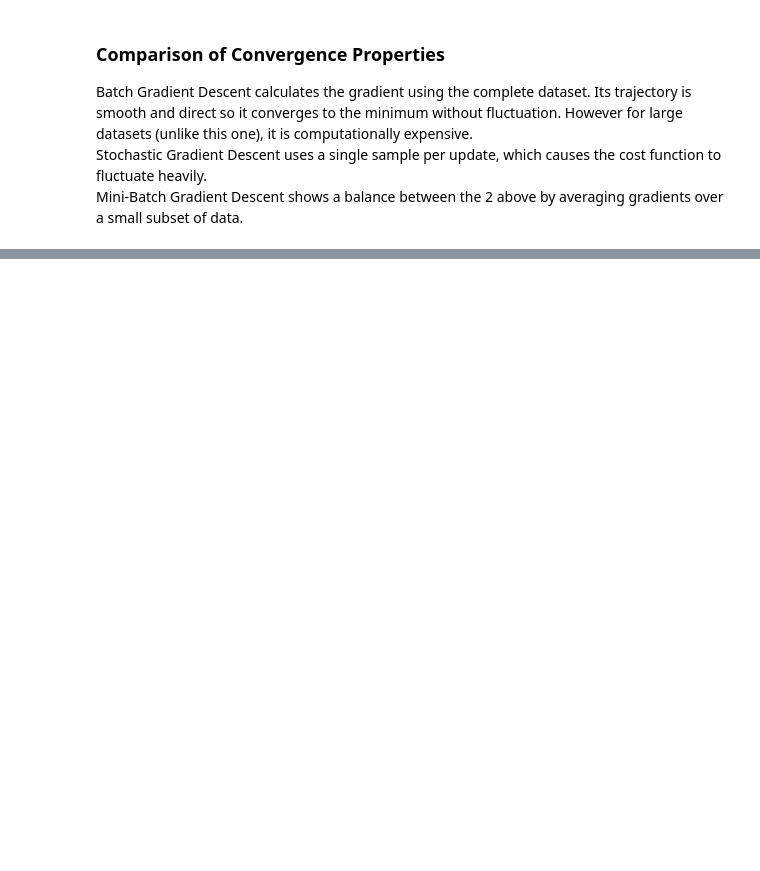
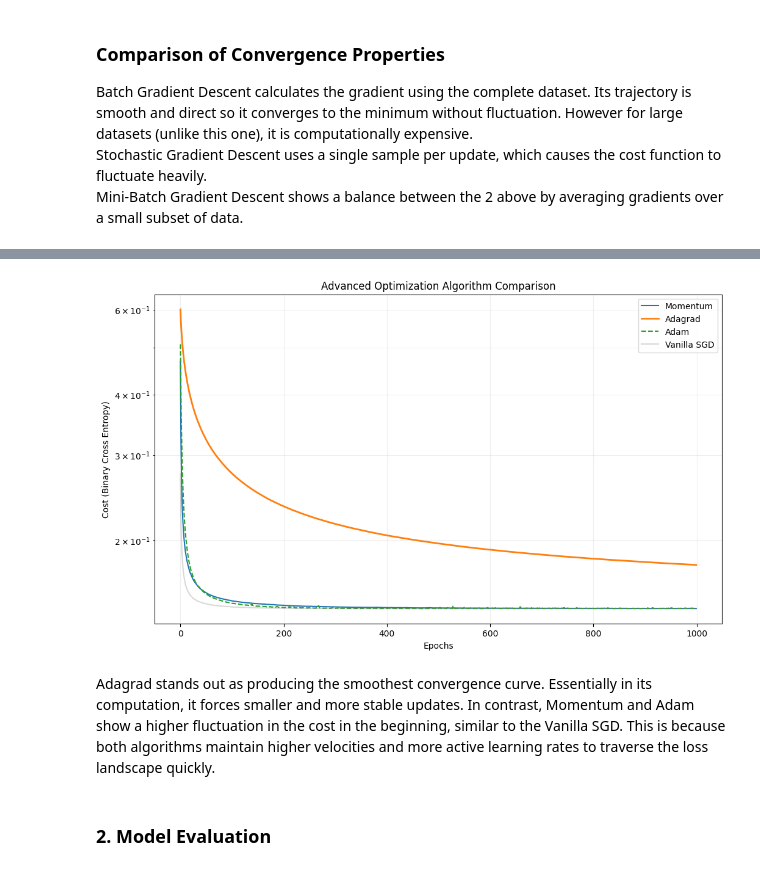
Before and after one commit to Youssef-Chip/ml_applications, a Jupyter notebook: hw1.ipynb, the cells around one changed output, grey strips where cells are left out. Saved outputs shown, nothing was run; the diff lists cells and outputs as text; code cells hidden in the pictures; blank space fills up the shorter version.

```diff
--- a/hw1.ipynb
+++ b/hw1.ipynb
@@ -557,0 +688,26 @@ Mini-Batch Gradient Descent shows a balance between the 2 above by averaging gra
+# %%
+# 1. Momentum
+print("Training Momentum...")
+start_time = time.time()
+w_mom, cost_mom = logistic_regression_momentum(X_train, y_train, lr)
+end_time = time.time()
+time_mom = end_time - start_time
+
+# 2. Adagrad
+print("Training Adagrad...")
+start_time = time.time()
+w_ada, cost_ada = logistic_regression_adagrad(X_train, y_train, lr)
+end_time = time.time()
+time_ada = end_time - start_time
+
+# 3. Adam
+print("Training Adam...")
+start_time = time.time()
+w_adam, cost_adam = logistic_regression_adam(X_train, y_train, lr)
+end_time = time.time()
+time_adam = end_time - start_time
+
+print("\n--- Final Results ---")
+print(f"Momentum Cost: {cost_mom[-1]:.4f} and running time: {time_mom:.3f} seconds")
+print(f"Adagrad Cost:  {cost_ada[-1]:.4f} and running time: {time_ada:.3f} seconds")
+print(f"Adam Cost:     {cost_adam[-1]:.4f} and running time: {time_adam:.3f} seconds")
@@ -557,0 +723,22 @@ Mini-Batch Gradient Descent shows a balance between the 2 above by averaging gra
+# %%
+plt.figure(figsize=(12, 7))
+
+plt.plot(cost_mom, label='Momentum', linewidth=1.5)
+plt.plot(cost_ada, label='Adagrad', linewidth=2)
+plt.plot(cost_adam, label='Adam', linewidth=1.5, linestyle='--')
+
+plt.plot(cost_sgd, label='Vanilla SGD', alpha=0.3, color='grey')
+
+plt.xlabel('Epochs')
+plt.ylabel('Cost (Binary Cross Entropy)')
+plt.title('Advanced Optimization Algorithm Comparison')
+plt.legend()
+plt.yscale('log')
+plt.grid(True, which="both", ls="-", alpha=0.2)
+plt.show()
+# %% [output]
+[figure, added]
+# %% [markdown]
+Adagrad stands out as producing the smoothest convergence curve. Essentially in its computation, it forces smaller and more stable updates. In contrast, Momentum and Adam show a higher fluctuation in the cost in the beginning, similar to the Vanilla SGD. This is because both algorithms maintain higher velocities and more active learning rates to traverse the loss landscape quickly.
+# %% [markdown]
+### 2. Model Evaluation
```
Also changed, not shown: parts of 25 cells of this notebook.
